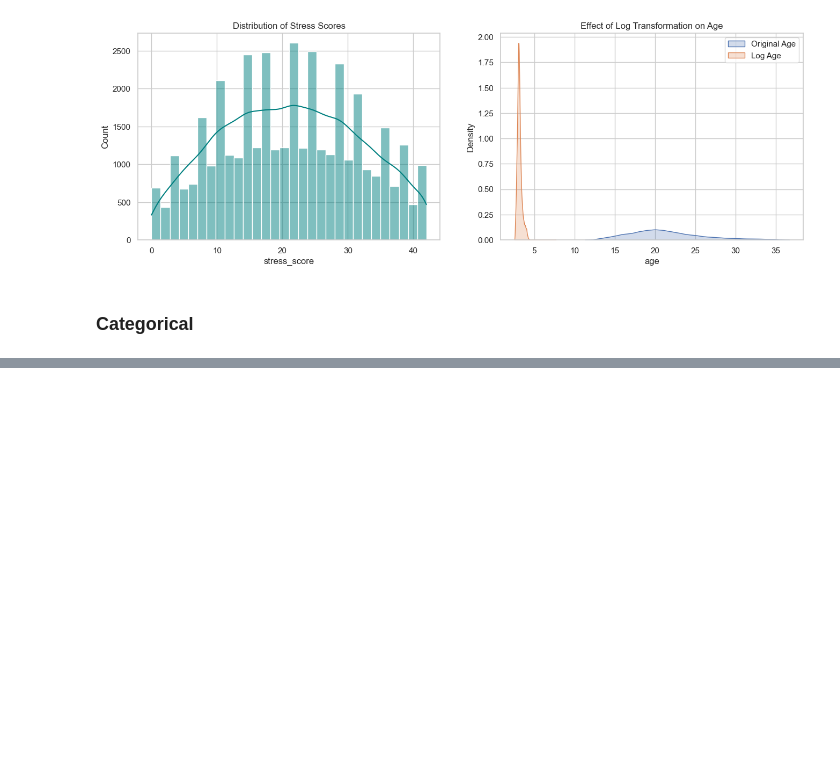
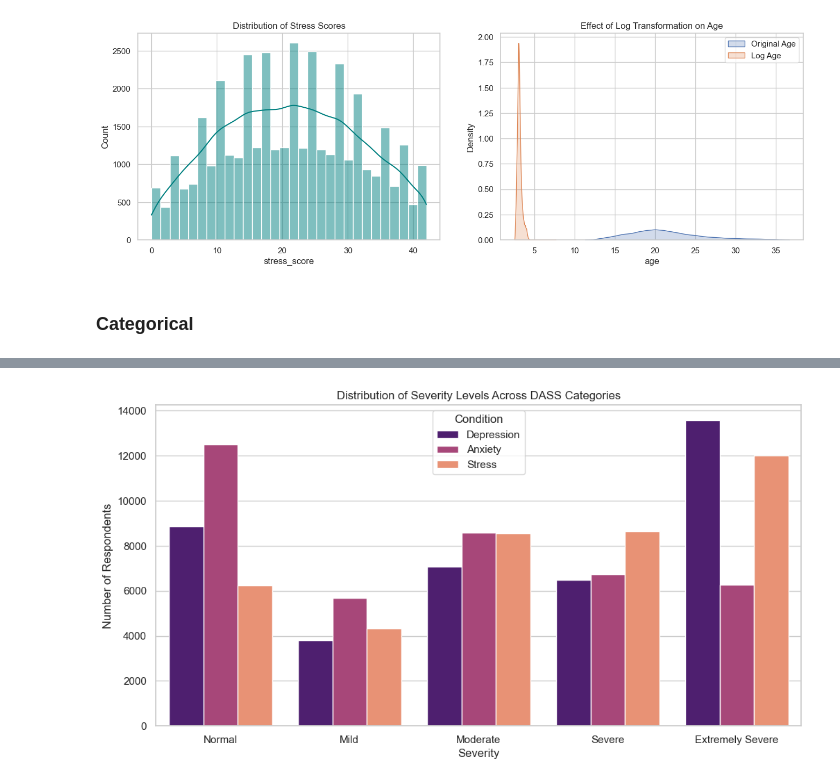
Before and after one commit to alybt/CC105, a Jupyter notebook: apr-6/DASS_BITUN.ipynb, the cells around one changed output, grey strips where cells are left out. Drawn from its saved outputs; the diff is of its cells as text; code cells hidden in the pictures; blank space fills up the shorter version.

```diff
--- a/apr-6/new.ipynb
+++ b/apr-6/DASS_BITUN.ipynb
@@ -182,0 +240,11 @@ Passing `palette` without assigning `hue` is deprecated and will be removed in v
+# %%
+severity_summary = pd.DataFrame({
+    'Depression': df['depression_level'].value_counts(),
+    'Anxiety': df['anxiety_level'].value_counts(),
+    'Stress': df['stress_level'].value_counts()
+})
+
+order = ['Normal', 'Mild', 'Moderate', 'Severe', 'Extremely Severe']
+severity_summary = severity_summary.reindex(order)
+
+severity_summary
@@ -182,0 +258,14 @@ Passing `palette` without assigning `hue` is deprecated and will be removed in v
+# %%
+import matplotlib.pyplot as plt
+import seaborn as sns
+
+plot_df = severity_summary.reset_index().melt(id_vars='index', var_name='Condition', value_name='Count')
+plot_df.columns = ['Severity', 'Condition', 'Count']
+
+plt.figure(figsize=(12, 6))
+sns.barplot(data=plot_df, x='Severity', y='Count', hue='Condition', palette='magma')
+plt.title('Distribution of Severity Levels Across DASS Categories')
+plt.ylabel('Number of Respondents')
+plt.show()
+# %% [output]
+[figure, added]
```
Also changed, not shown: parts of 41 cells of this notebook, 1 other file.
